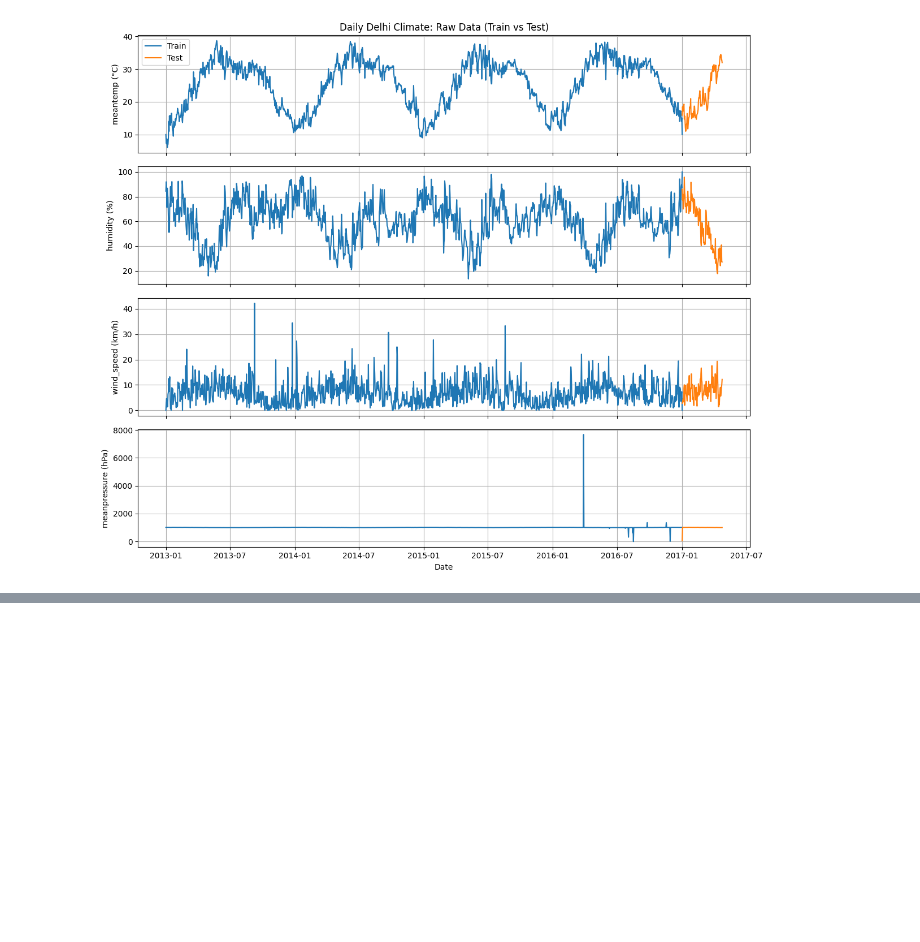
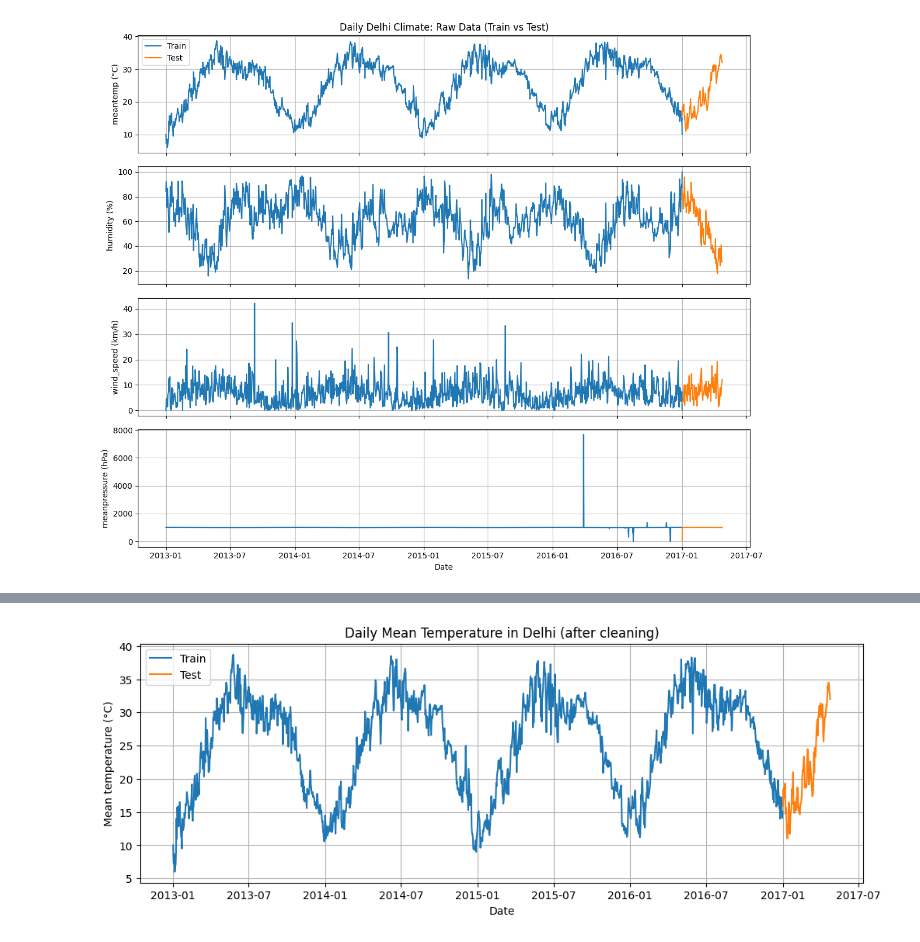
Before and after one commit to JoshuaOhYQ/Graded_Lab_3_Sequential_Data_Prediction, a Jupyter notebook: sequential-data-prediction.ipynb, the cells around one changed output, grey strips where cells are left out. Drawn from its saved outputs; the diff is of its cells as text; code cells hidden in the pictures; blank space fills up the shorter version.

```diff
--- a/sequential-data-prediction.ipynb
+++ b/sequential-data-prediction.ipynb
@@ -352,0 +415,12 @@ display(train_df.describe().round(2))
+# %%
+# Revised visual check after cleaning
+plt.figure(figsize=(12, 4))
+plt.plot(train_df.index, train_df['meantemp'], label='Train', color='tab:blue')
+plt.plot(test_df.index,  test_df['meantemp'],  label='Test',  color='tab:orange')
+plt.title('Daily Mean Temperature in Delhi (after cleaning)')
+plt.xlabel('Date')
+plt.ylabel('Mean temperature (°C)')
+plt.legend()
+plt.show()
+# %% [output]
+[figure, added]
```
Also changed, not shown: parts of 31 cells of this notebook.
